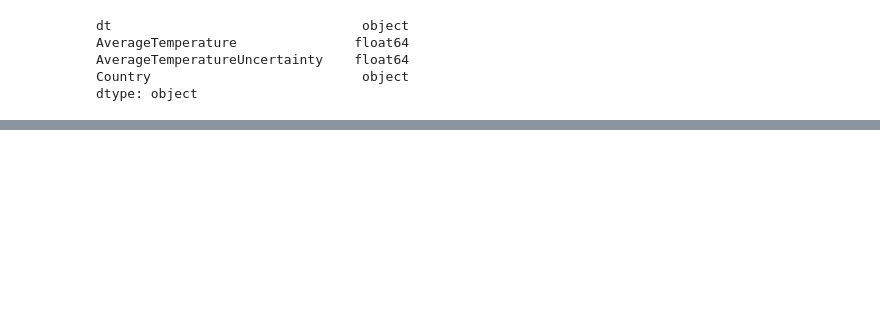
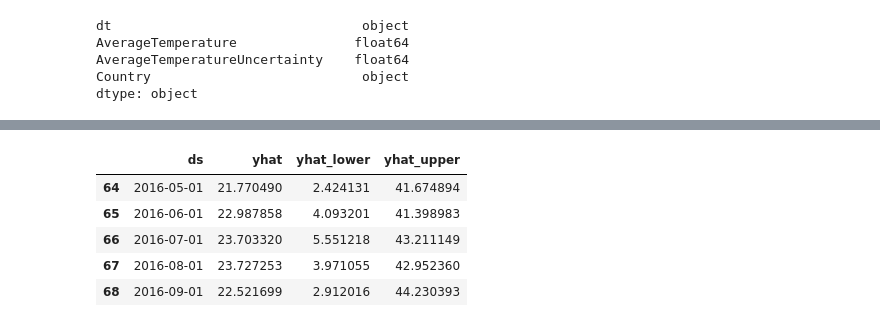
Before and after one commit to wsaldana/DataScienceLab2, a Jupyter notebook: lab2.ipynb, the cells around one changed output, grey strips where cells are left out. Cells and saved outputs as stored; diff of their text form; code cells hidden in the pictures; blank space fills up the shorter version.

```diff
--- a/lab2.ipynb
+++ b/lab2.ipynb
@@ -427,0 +430,9 @@ fechas_futuras.tail()
+# %%
+prediccion[['ds', 'yhat', 'yhat_lower', 'yhat_upper']].tail()
+# %% [output]
+|  | ds | yhat | yhat_lower | yhat_upper |
+| 64 | 2016-05-01 | 21.770490 | 2.424131 | 41.674894 |
+| 65 | 2016-06-01 | 22.987858 | 4.093201 | 41.398983 |
+| 66 | 2016-07-01 | 23.703320 | 5.551218 | 43.211149 |
+| 67 | 2016-08-01 | 23.727253 | 3.971055 | 42.952360 |
+| 68 | 2016-09-01 | 22.521699 | 2.912016 | 44.230393 |
```
Also changed, not shown: parts of 33 cells of this notebook.
